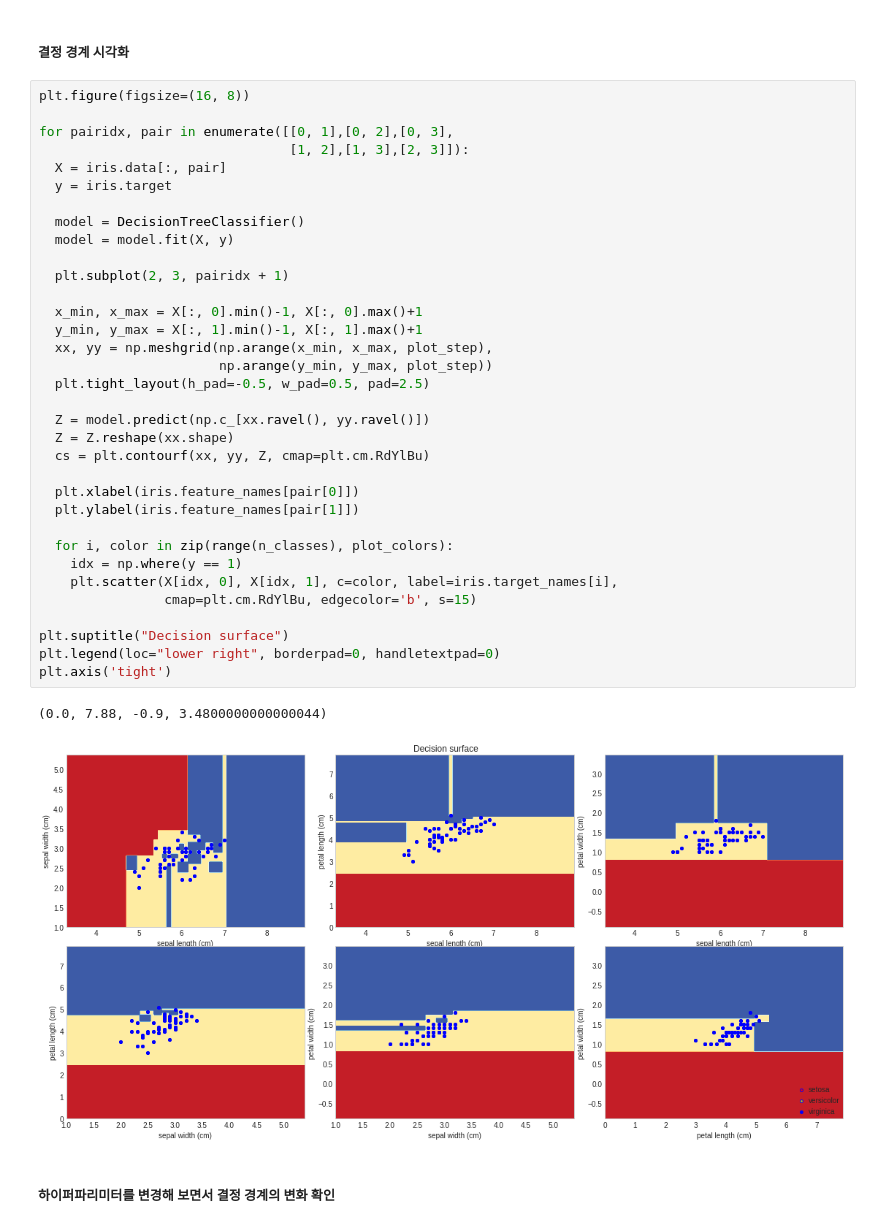
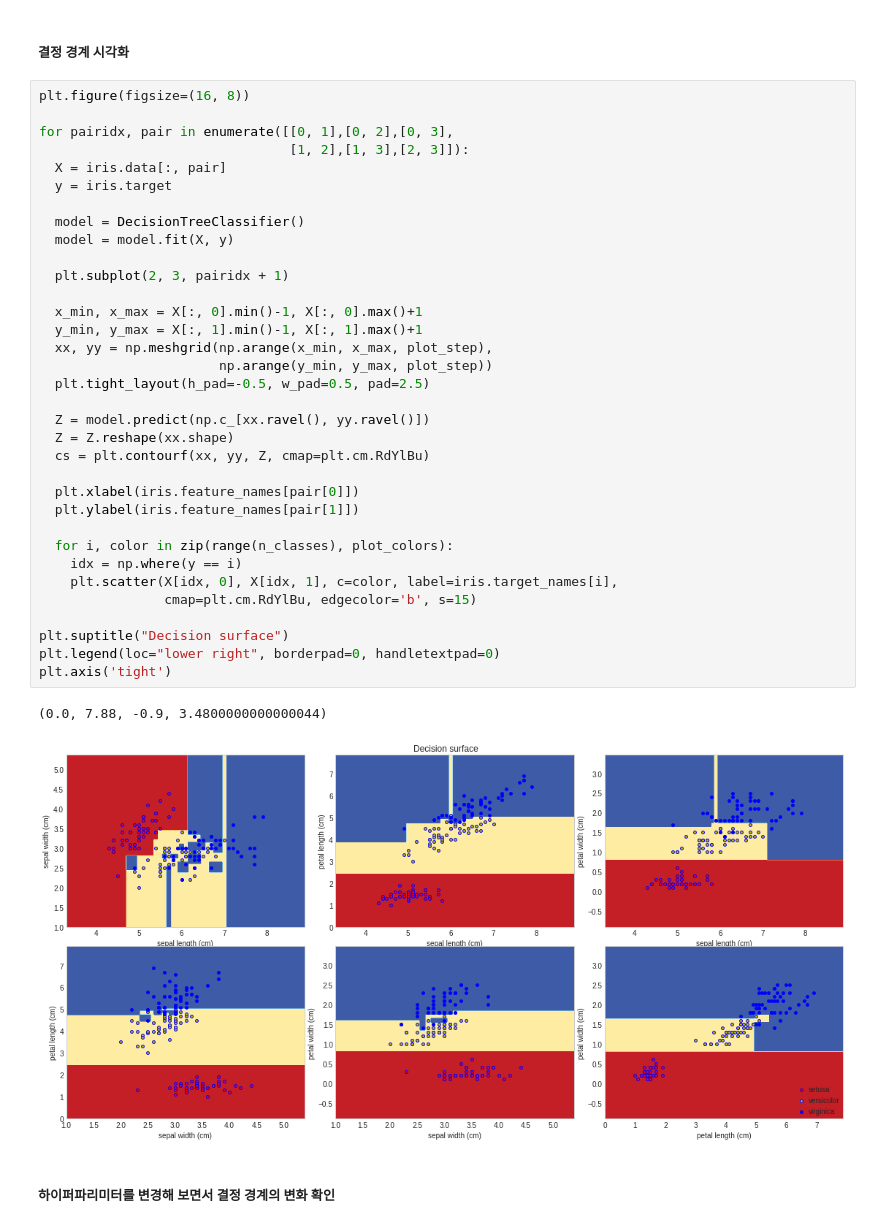
Before and after one commit to ilmechaJu/Machine_Learning, a Jupyter notebook: ch_08_결정_트리(Decision_Tree).ipynb, the cells around one changed output. Saved outputs shown, nothing was run; the diff lists cells and outputs as text.

```diff
--- a/ch_08_결정_트리(Decision_Tree).ipynb
+++ b/ch_08_결정_트리(Decision_Tree).ipynb
@@ -283,35 +283,35 @@ for pairidx, pair in enumerate([[0, 1],[0, 2],[0, 3],
   X = iris.data[:, pair]
   y = iris.target
 
   model = DecisionTreeClassifier()
   model = model.fit(X, y)
 
   plt.subplot(2, 3, pairidx + 1)
 
   x_min, x_max = X[:, 0].min()-1, X[:, 0].max()+1
   y_min, y_max = X[:, 1].min()-1, X[:, 1].max()+1
   xx, yy = np.meshgrid(np.arange(x_min, x_max, plot_step),
                        np.arange(y_min, y_max, plot_step))
   plt.tight_layout(h_pad=-0.5, w_pad=0.5, pad=2.5)
 
   Z = model.predict(np.c_[xx.ravel(), yy.ravel()])
   Z = Z.reshape(xx.shape)
   cs = plt.contourf(xx, yy, Z, cmap=plt.cm.RdYlBu)
 
   plt.xlabel(iris.feature_names[pair[0]])
   plt.ylabel(iris.feature_names[pair[1]])
 
   for i, color in zip(range(n_classes), plot_colors):
-    idx = np.where(y == 1)
+    idx = np.where(y == i)
     plt.scatter(X[idx, 0], X[idx, 1], c=color, label=iris.target_names[i],
                 cmap=plt.cm.RdYlBu, edgecolor='b', s=15)
 
 plt.suptitle("Decision surface")
 plt.legend(loc="lower right", borderpad=0, handletextpad=0)
 plt.axis('tight')
 # %% [output]
 (0.0, 7.88, -0.9, 3.4800000000000044)
-[figure, old version]
+[figure, new version]
 # %% [markdown]
 ##### 하이퍼파리미터를 변경해 보면서 결정 경계의 변화 확인
 # %%
```
Also changed, not shown: parts of 19 cells of this notebook.
